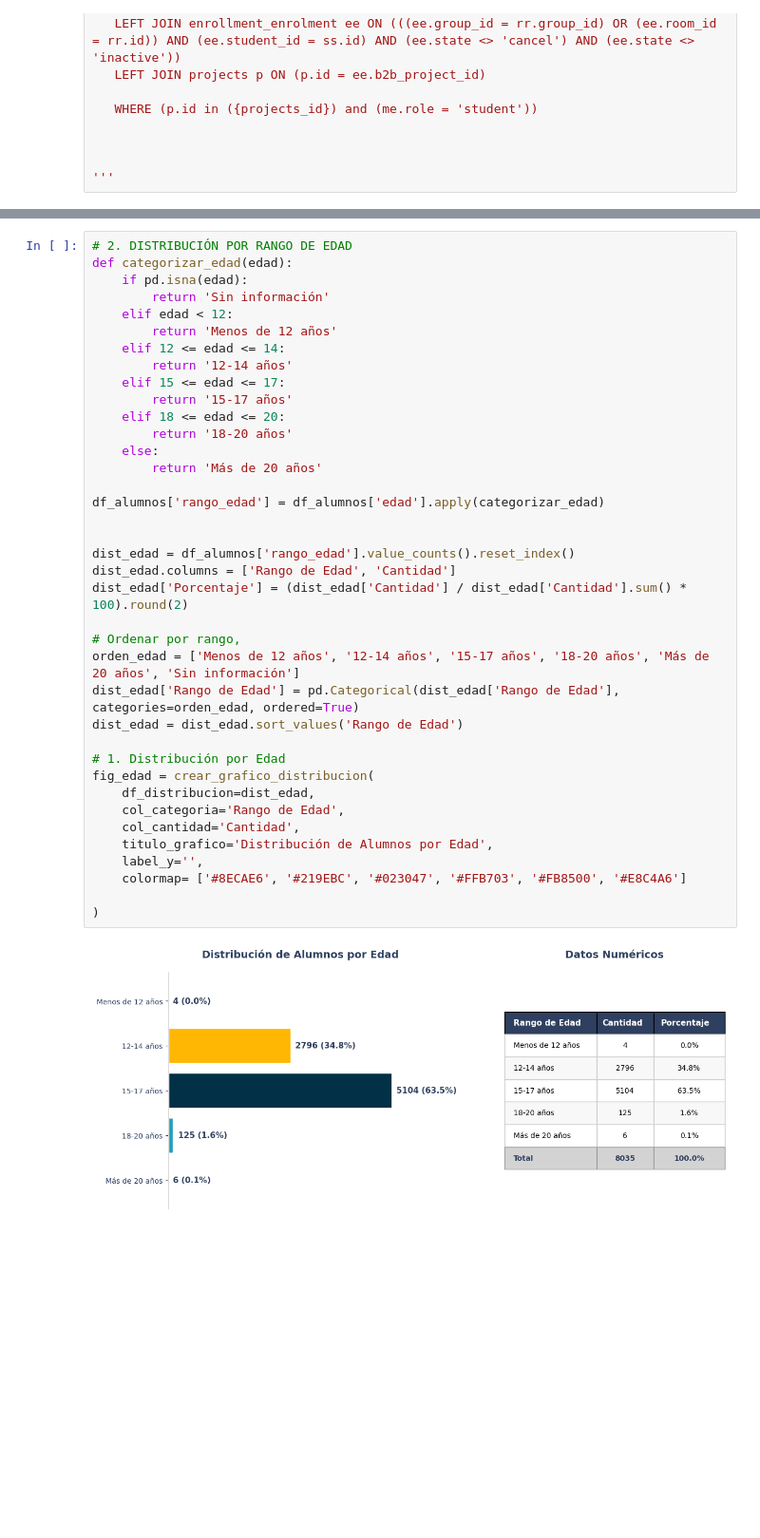
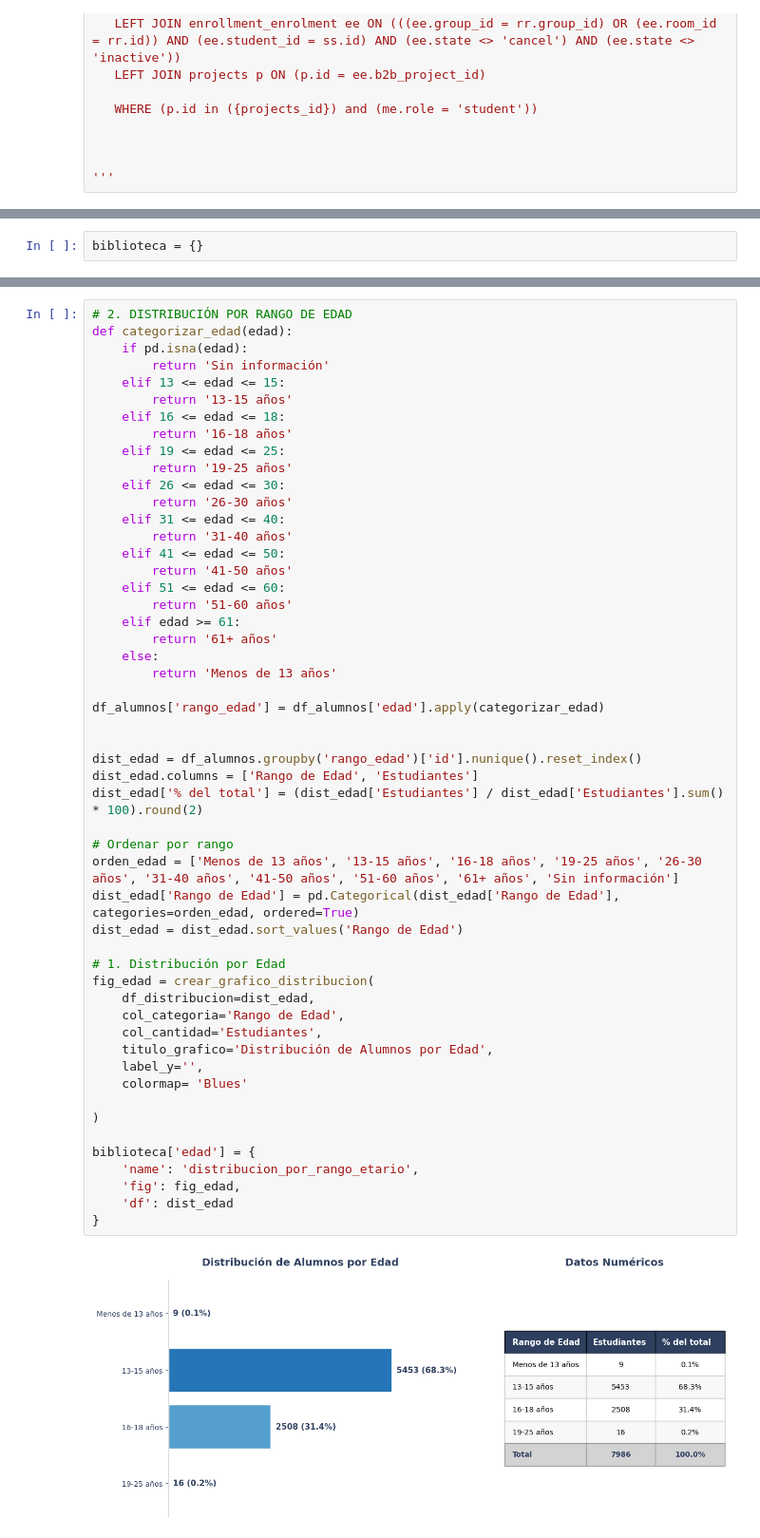
Before and after one commit to Crack-The-Code-Data/Resumen-automatico-de-cierre-de-proyectos, a Jupyter notebook: Notebook.ipynb, the cells around one changed output, grey strips where cells are left out. Shown: that part at 95% size. Saved outputs shown, nothing was run; the diff lists cells and outputs as text; blank space fills up the shorter version.

```diff
--- a/Notebook.ipynb
+++ b/Notebook.ipynb
@@ -284,0 +529,2 @@ df_alumnos=dataframes.get('alumnos')
+# %%
+biblioteca = {}
@@ -583,43 +735,57 @@ plt.show()
 # %%
 # 2. DISTRIBUCIÓN POR RANGO DE EDAD
 def categorizar_edad(edad):
     if pd.isna(edad):
         return 'Sin información'
-    elif edad < 12:
-        return 'Menos de 12 años'
-    elif 12 <= edad <= 14:
-        return '12-14 años'
-    elif 15 <= edad <= 17:
-        return '15-17 años'
-    elif 18 <= edad <= 20:
-        return '18-20 años'
+    elif 13 <= edad <= 15:
+        return '13-15 años'
+    elif 16 <= edad <= 18:
+        return '16-18 años'
+    elif 19 <= edad <= 25:
+        return '19-25 años'
+    elif 26 <= edad <= 30:
+        return '26-30 años'
+    elif 31 <= edad <= 40:
+        return '31-40 años'
+    elif 41 <= edad <= 50:
+        return '41-50 años'
+    elif 51 <= edad <= 60:
+        return '51-60 años'
+    elif edad >= 61:
+        return '61+ años'
     else:
-        return 'Más de 20 años'
+        return 'Menos de 13 años'
 
 df_alumnos['rango_edad'] = df_alumnos['edad'].apply(categorizar_edad)
 
 
-dist_edad = df_alumnos['rango_edad'].value_counts().reset_index()
-dist_edad.columns = ['Rango de Edad', 'Cantidad']
-dist_edad['Porcentaje'] = (dist_edad['Cantidad'] / dist_edad['Cantidad'].sum() * 100).round(2)
+dist_edad = df_alumnos.groupby('rango_edad')['id'].nunique().reset_index()
+dist_edad.columns = ['Rango de Edad', 'Estudiantes']
+dist_edad['% del total'] = (dist_edad['Estudiantes'] / dist_edad['Estudiantes'].sum() * 100).round(2)
 
-# Ordenar por rango,
-orden_edad = ['Menos de 12 años', '12-14 años', '15-17 años', '18-20 años', 'Más de 20 años', 'Sin información']
+# Ordenar por rango
+orden_edad = ['Menos de 13 años', '13-15 años', '16-18 años', '19-25 años', '26-30 años', '31-40 años', '41-50 años', '51-60 años', '61+ años', 'Sin información']
 dist_edad['Rango de Edad'] = pd.Categorical(dist_edad['Rango de Edad'], categories=orden_edad, ordered=True)
 dist_edad = dist_edad.sort_values('Rango de Edad')
 
 # 1. Distribución por Edad
 fig_edad = crear_grafico_distribucion(
     df_distribucion=dist_edad,
     col_categoria='Rango de Edad',
-    col_cantidad='Cantidad',
+    col_cantidad='Estudiantes',
     titulo_grafico='Distribución de Alumnos por Edad',
     label_y='',
-    colormap= ['#8ECAE6', '#219EBC', '#023047', '#FFB703', '#FB8500', '#E8C4A6']
+    colormap= 'Blues'
 
 )
+
+biblioteca['edad'] = {
+    'name': 'distribucion_por_rango_etario',
+    'fig': fig_edad,
+    'df': dist_edad
+}
 # %% [output]
-[figure, old version]
+[figure, new version]
 # %%
 # 4. DISTRIBUCIÓN POR ETNIA/ASCENDENCIA
 # Desagregar etnias concatenadas (separadas por |)
```
Also changed, not shown: parts of 26 cells of this notebook, 2 other files.
